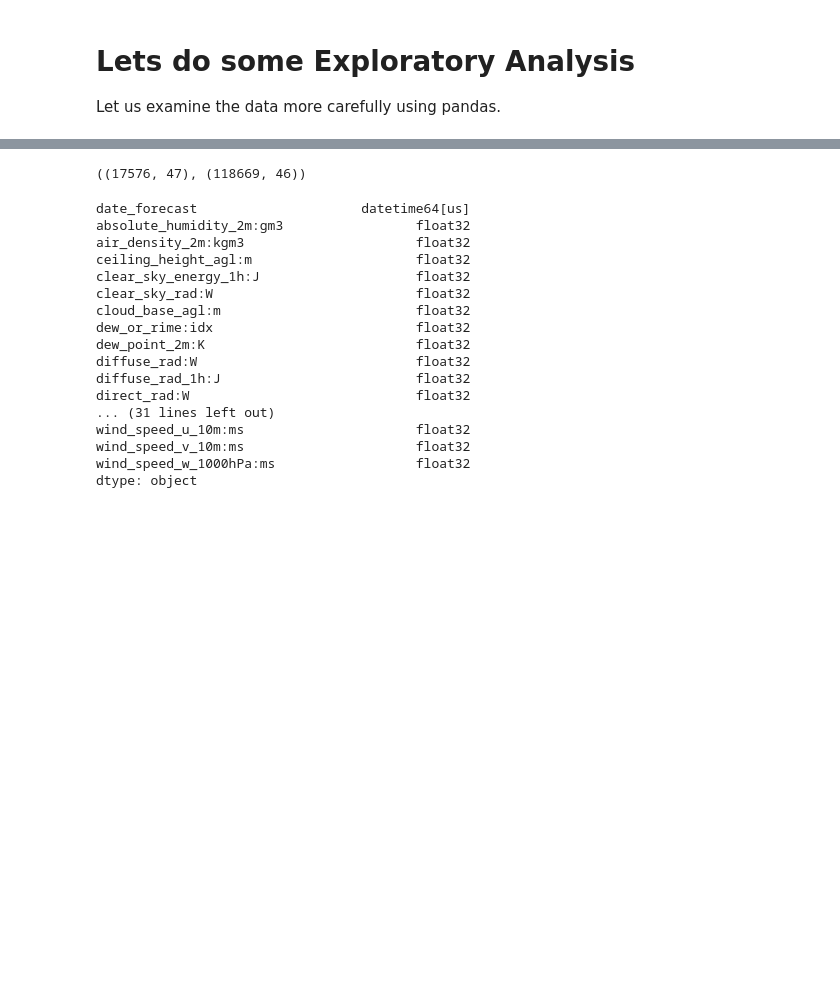
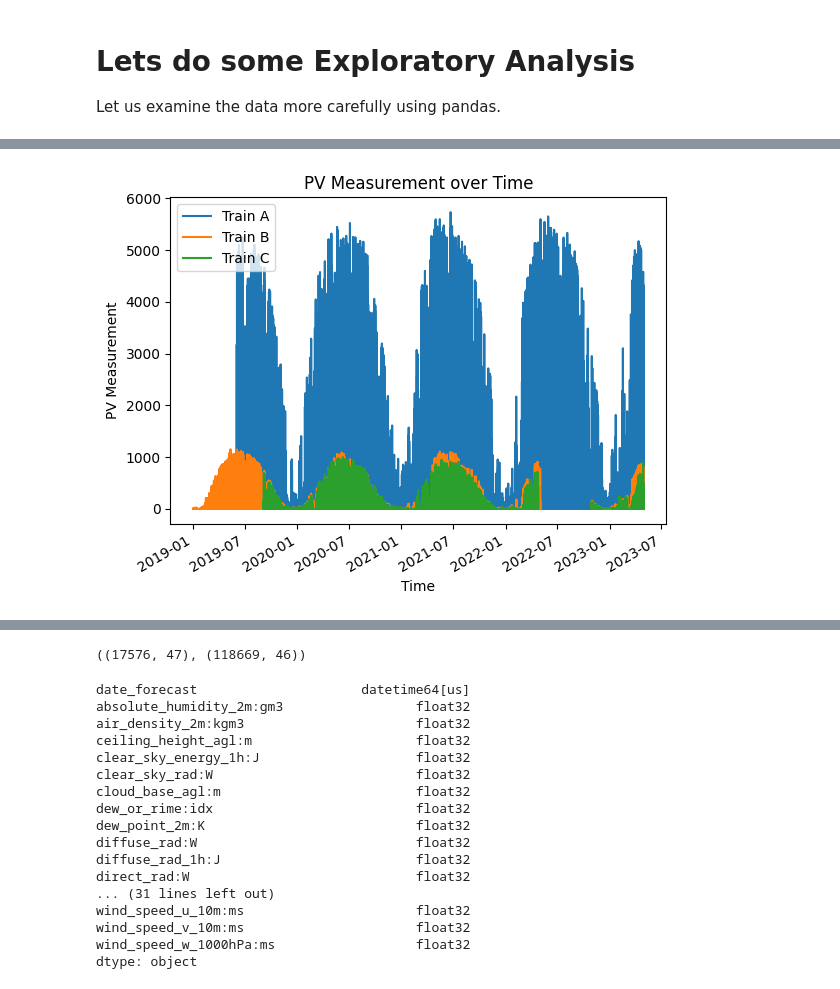
Before and after one commit to simenstang/TDT4173, a Jupyter notebook: data/long_notebook.ipynb, the cells around one changed output, grey strips where cells are left out. Saved outputs shown, nothing was run; the diff lists cells and outputs as text; code cells hidden in the pictures; blank space fills up the shorter version.

```diff
--- a/data/long_notebook.ipynb
+++ b/data/long_notebook.ipynb
@@ -352,0 +378,15 @@ X_train_observed_c = pd.read_parquet('C/X_train_observed.parquet')
+# %%
+fig, ax = plt.subplots()
+
+train_a.plot(x='time', y='pv_measurement', ax=ax, label='Train A')
+train_b.plot(x='time', y='pv_measurement', ax=ax, label='Train B')
+train_c.plot(x='time', y='pv_measurement', ax=ax, label='Train C')
+
+ax.set_xlabel('Time')
+ax.set_ylabel('PV Measurement')
+ax.set_title('PV Measurement over Time')
+ax.legend()
+
+plt.show()
+# %% [output]
+[figure, added]
```
Also changed, not shown: parts of 10 cells of this notebook.
